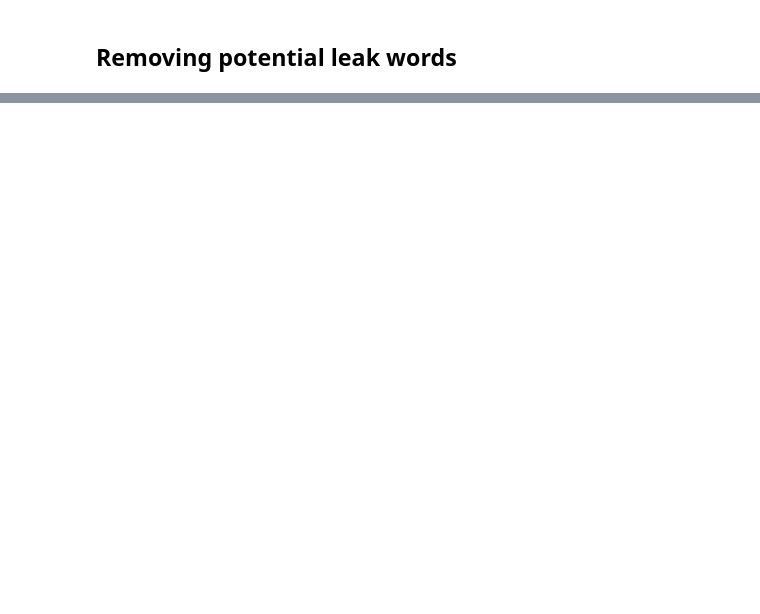
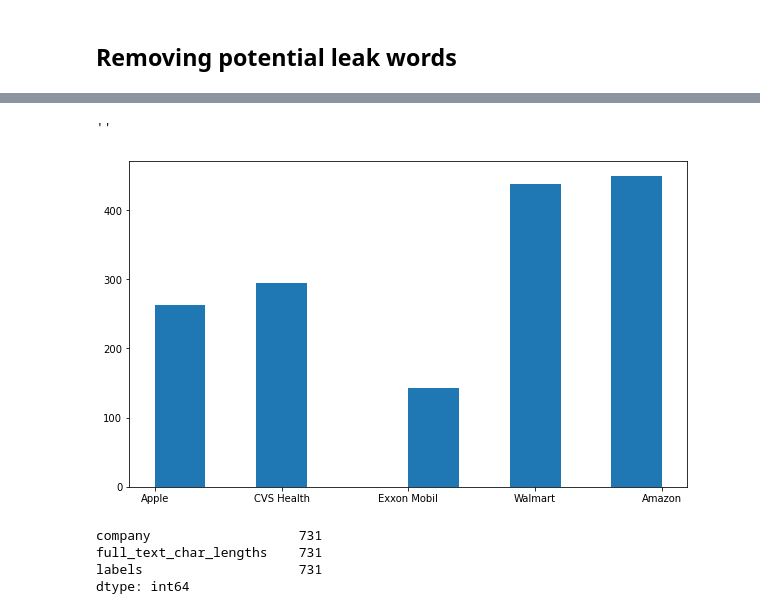
Before and after one commit to danielmberry/fortune-100-company-press-release-language-analysis, a Jupyter notebook: code/06-clean-explore-data.ipynb, the cells around one changed output, grey strips where cells are left out. Saved outputs shown, nothing was run; the diff lists cells and outputs as text; code cells hidden in the pictures; blank space fills up the shorter version.

```diff
--- a/code/06-data-cleaning.ipynb
+++ b/code/06-clean-explore-data.ipynb
@@ -244,0 +268,10 @@ for file in tqdm(files):
+# %%
+files = [f for f in os.listdir('../data/press_releases/') if 'csv' in f]
+
+full = pd.DataFrame()
+
+for file in files:
+    new = pd.read_csv(f'../data/press_releases/{file}')
+    full = pd.concat([full,new],ignore_index=True)
+
+full.head(3)
@@ -244,0 +283,17 @@ for file in tqdm(files):
+# %%
+eda = pd.DataFrame()
+
+for row in range(len(full)):
+    if 'www.apple.com' in full.loc[row, 'full_link']:
+        eda.loc[row, 'company'] = 'Apple'
+    elif 'www.cvshealth.com' in full.loc[row, 'full_link']:
+        eda.loc[row, 'company'] = 'CVS Health'
+    elif 'exxonmobil.com' in full.loc[row, 'full_link']:
+        eda.loc[row, 'company'] = 'Exxon Mobil'
+    elif 'walmart.com' in full.loc[row, 'full_link']:
+        eda.loc[row, 'company'] = 'Walmart'
+    elif 'press.aboutamazon.com' in full.loc[row, 'full_link']:
+        eda.loc[row, 'company'] = 'Amazon'
+
+eda['full_text_char_lengths'] = full.full_text.map(lambda x: len(x))
+eda['labels'] = full.label
@@ -244,0 +316,14 @@ for file in tqdm(files):
+# %%
+plt.figure(figsize=(10,6))
+plt.hist(eda.company)
+;
+# %% [output]
+''
+[figure, added]
+# %%
+eda[eda.labels=='before']
+# %% [output]
+company                   731
+full_text_char_lengths    731
+labels                    731
+dtype: int64
```
Also changed, not shown: parts of 14 cells of this notebook.
